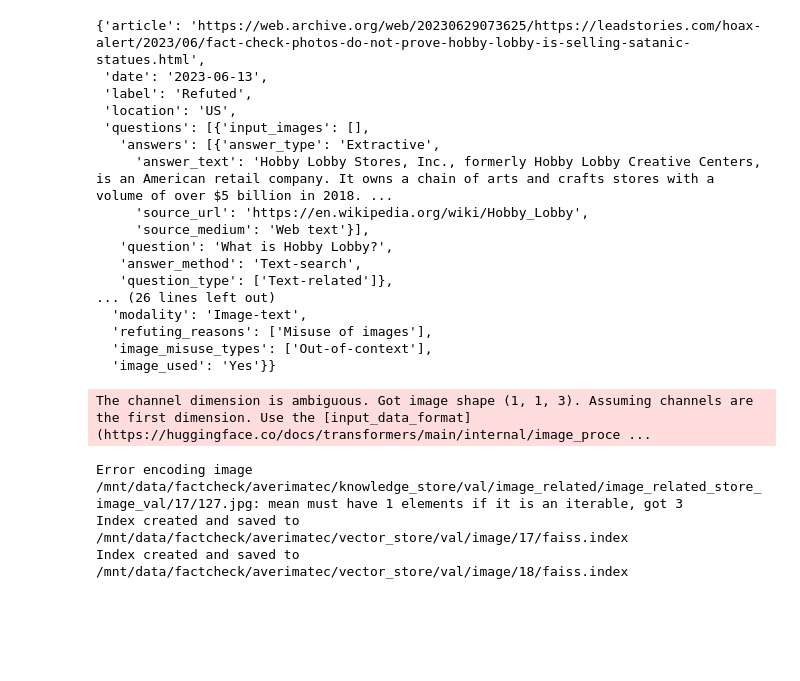
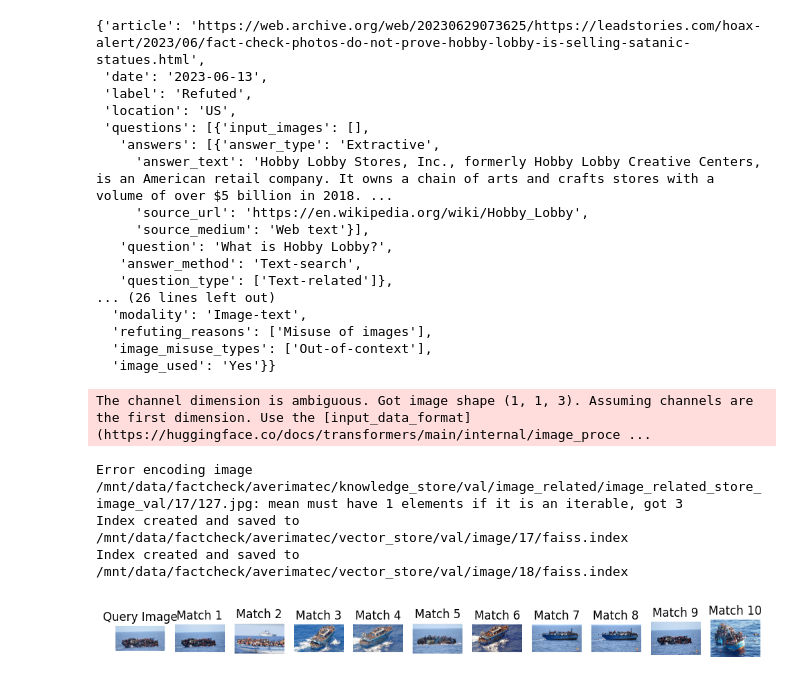
Before and after one commit to heruberuto/AVerImaTec_Shared_Task, a Jupyter notebook: notebooks/build_imgstores.ipynb, the cells around one changed output. Cells and saved outputs as stored; diff of their text form; code cells hidden in the pictures; blank space fills up the shorter version.

```diff
--- a/notebooks/build_imgstores.ipynb
+++ b/notebooks/build_imgstores.ipynb
@@ -155,3 +155,19 @@ def visualize_results(query, retrieved_images):
         plt.axis("off")
 
     plt.show()
+# %%
+CLAIM_ID = 25
+datapoint = datapoints[CLAIM_ID]
+claim_image_filename = datapoint['claim_images'][0]
+query_image_path = os.path.join(DATA_DIR, "images", claim_image_filename)
+
+index_path = f"{DATA_DIR}/vector_store/{SPLIT}/image/{CLAIM_ID}/faiss.index"
+index = faiss.read_index(index_path)
+
+with open(index_path + ".paths", "r") as f:
+    image_paths = [line.strip() for line in f]
+
+query, retrieved_images = retrieve_similar_images(query_image_path, model, index, image_paths, top_k=10)
+visualize_results(query, retrieved_images)
+# %% [output]
+[figure, added]
```
Also changed, not shown: parts of 2 cells of this notebook, 8 other files.
